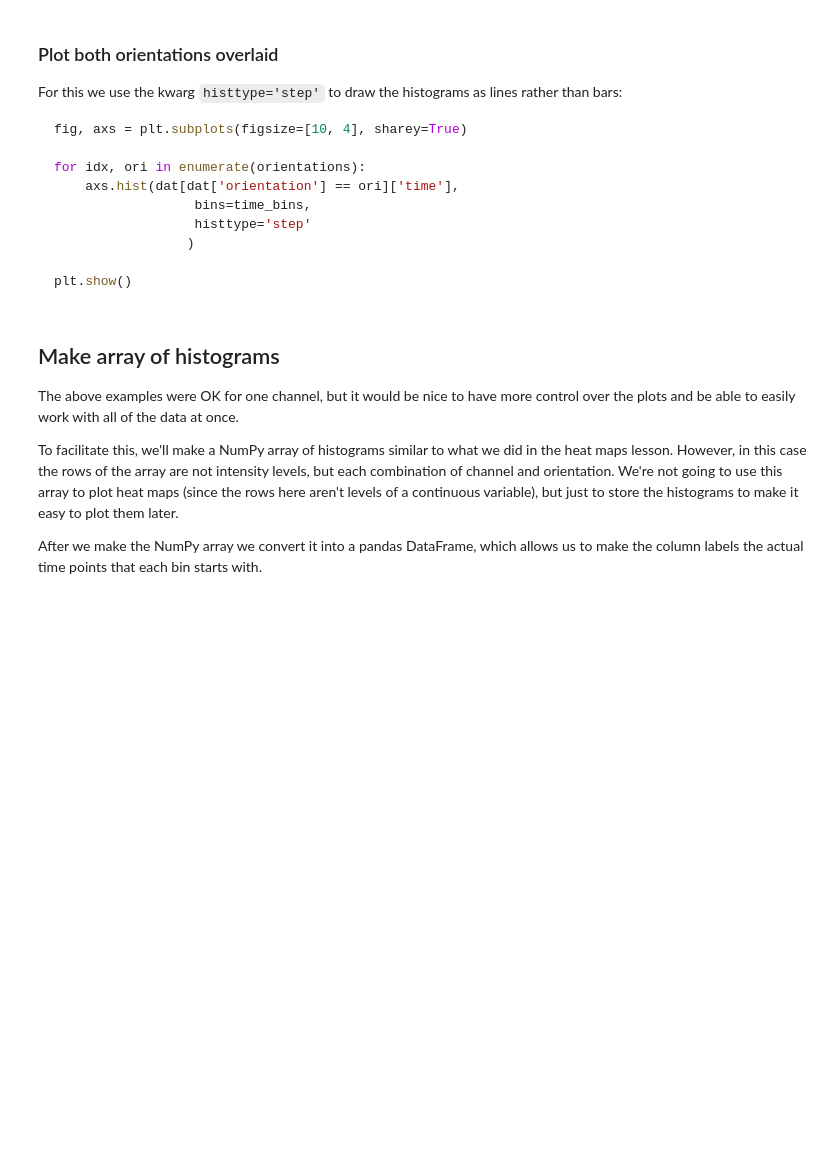
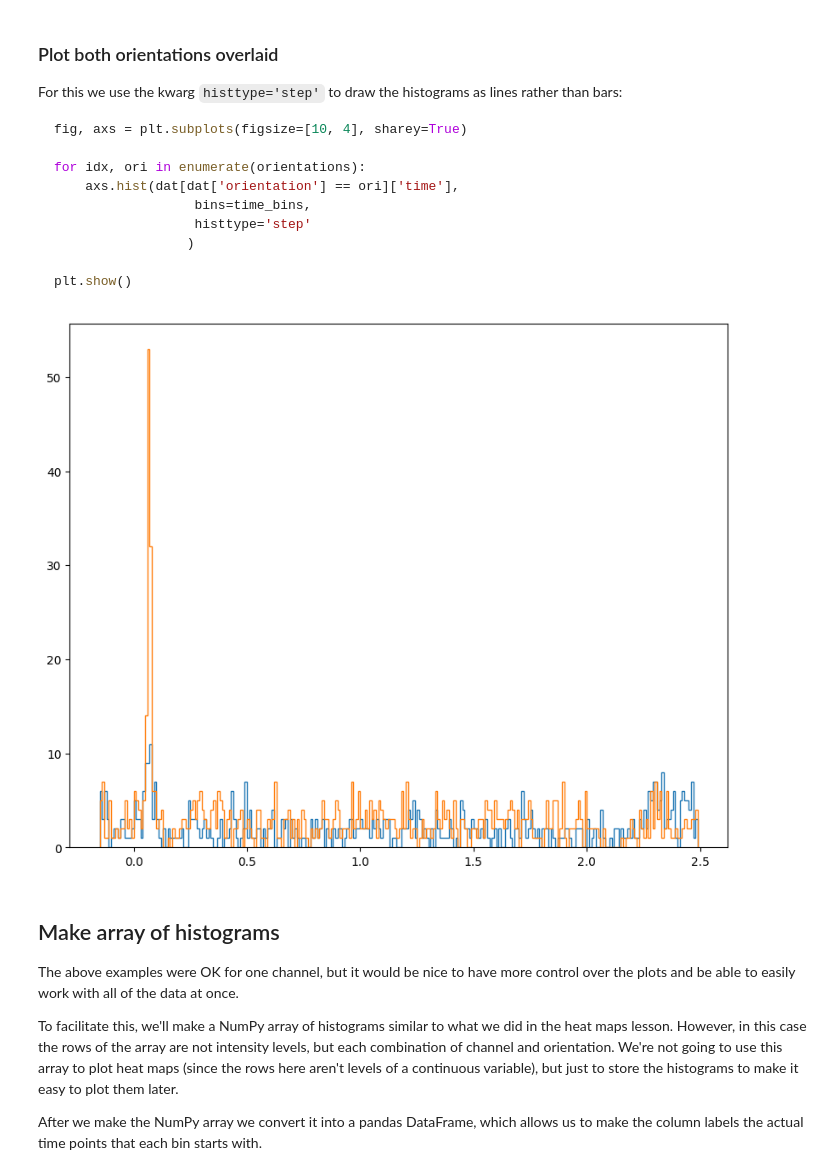
Before and after one commit to dm748329/Single-Unit-Data, a Jupyter notebook: 4 - pandas_multielec.ipynb, the cells around one changed output. Cells and saved outputs as stored; diff of their text form; code cells hidden in the pictures; blank space fills up the shorter version.

```diff
--- a/4 - pandas_multielec.ipynb
+++ b/4 - pandas_multielec.ipynb
@@ -189,6 +210,13 @@ for idx, ori in enumerate(orientations):
 
 plt.show()
 ~~~
+# %%
+fig, axs = plt.subplots(figsize=[10, 8], sharey=True) #shareY = True makes the y-axis shared between the two subplots
+
+for idx, ori in enumerate(orientations):
+    axs.hist(dat[dat['orientation'] == ori]['time'], bins=time_bins, histtype= 'step')
+# %% [output]
+[figure, added]
 # %% [markdown]
 ## Make array of histograms
 
```
Also changed, not shown: parts of 15 cells of this notebook.
